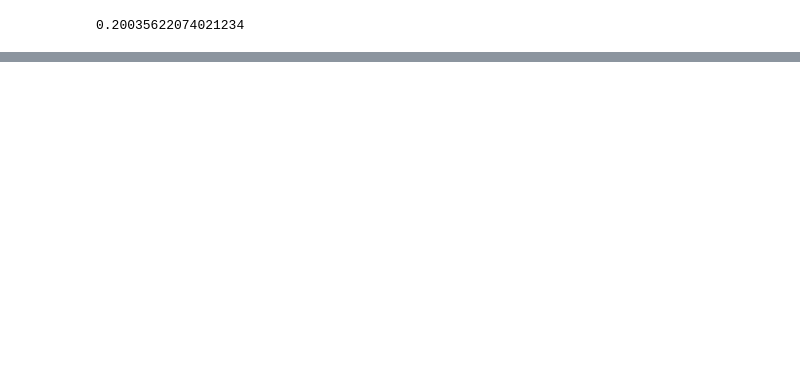
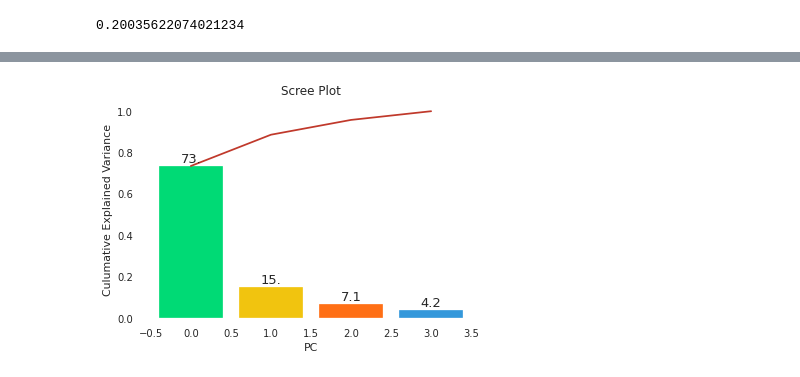
Before and after one commit to choheeee22/ds_Section1_Project, a Jupyter notebook: Section1_Project_GameIndustry.ipynb, the cells around one changed output, grey strips where cells are left out. Cells and saved outputs as stored; diff of their text form; code cells hidden in the pictures; blank space fills up the shorter version.

```diff
--- a/Section1_Project_GameIndustry.ipynb
+++ b/Section1_Project_GameIndustry.ipynb
@@ -436,3 +426,39 @@ df2.sort_values(['Total_Sales'],ascending=True).head(20)
 | 10221 | Dinotopia: The Sunstone Odyssey | XB | 2003.0 | Action | TDK Mediactive | 0.01 | 0.00 | 0.00 | 0.0 | ... |
 | 14327 | Myself; Yourself | PS2 | 2007.0 | Adventure | Yeti | 0.00 | 0.00 | 0.01 | 0.0 | ... |
 | 7390 | LMA Manager 2007 | X360 | 2006.0 | Sports | Codemasters | 0.00 | 0.01 | 0.00 | 0.0 | ... |
+# %%
+#PCA 로 이상치 확인 (Sales#)
+import sklearn
+from sklearn.preprocessing import StandardScaler
+from sklearn.decomposition import PCA
+import numpy as np
+
+scaler=StandardScaler()
+Z=scaler.fit_transform(df2.iloc[:,5:])
+pca=PCA(4)
+pca.fit(Z)
+df_pca=pca.transform(Z)
+# %%
+num_components=len(pca.explained_variance_ratio_)
+vals=pca.explained_variance_ratio_
+ind=np.arange(num_components)
+cumvals=np.cumsum(vals)
+# %%
+#PCA로 이상치 확인 (Scree plot- pc 개수 확인) -> 1개 혹은 2개
+#screeplot
+import matplotlib.pyplot as plt
+ax=plt.subplot()
+#bar graph
+ax.bar(ind,vals,color = ['#00da75', '#f1c40f',  '#ff6f15', '#3498db'])
+#line graph
+ax.plot(ind,cumvals,color='#c0392b')
+
+for i in range(num_components):
+  ax.annotate(r"%s"%((str(vals[i]*100)[:3])),(ind[i],vals[i]),va = "bottom", ha = "center", fontsize = 13)
+plt.title('Scree Plot')
+plt.xlabel('PC')
+plt.ylabel('Culumative Explained Variance')
+
+plt.show()
+# %% [output]
+[figure, added]
```
Also changed, not shown: parts of 11 cells of this notebook.
